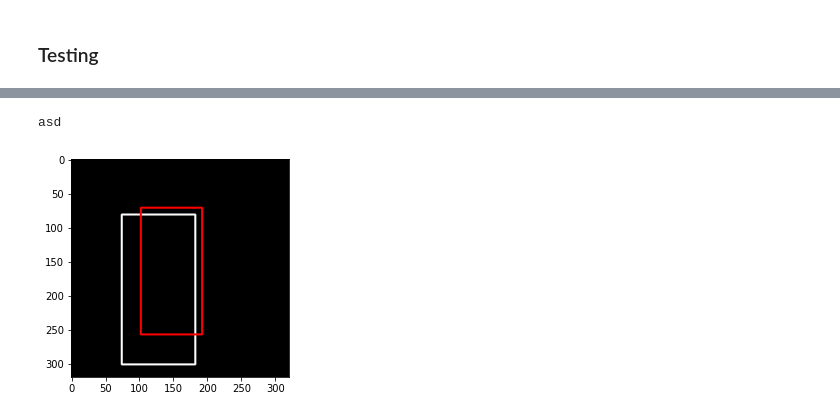
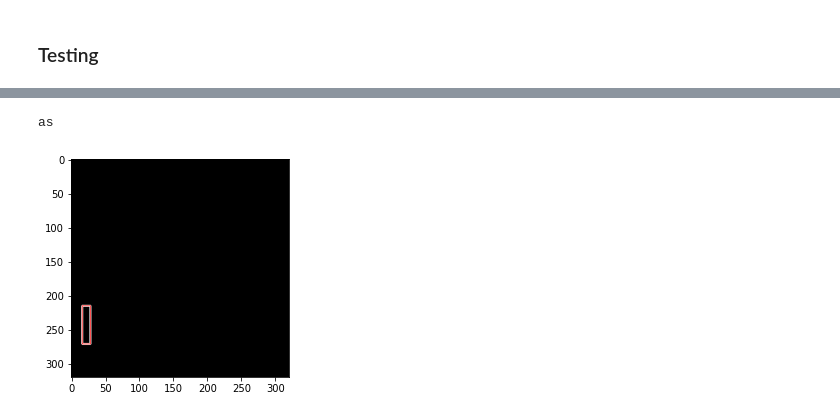
Before and after one commit to Ugenteraan/YOLOv2-PyTorch, a Jupyter notebook: YOLO_V2-Copy1.ipynb, the cells around one changed output, grey strips where cells are left out. Cells and saved outputs as stored; diff of their text form; code cells hidden in the pictures.

```diff
--- a/YOLO_V2-Copy1.ipynb
+++ b/YOLO_V2-Copy1.ipynb
@@ -442,12 +529,20 @@ person
+# %%
+img = np.zeros((320,320,3))
+cv2.rectangle(img, (int(temp[0][3][0]), int(temp[0][3][1])), (int(temp[0][3][2]), int(temp[0][3][3])), (255,255,255),2)
+cv2.rectangle(img, (int(boxa), int(boxb)), (int(boxc), int(boxd)), (255,0,0),1)
+print('as')
+# %% [output]
+as
+# %%
+plt.imshow(img.astype(np.uint8))
+plt.show()
+# %% [output]
+[figure, added]
 # %%
-img = np.zeros((320,320,3))
-cv2.rectangle(img,(int(ca[1] - ca[3]/2), int(ca[2]-ca[-1]/2)), (int(ca[1] + ca[3]/2), int(ca[2]+ca[-1]/2)), (255,255,255), 2)
-cv2.rectangle(img,(int(gt_boxes_array[test_index][0]),int(gt_boxes_array[test_index][1])), (int(gt_boxes_array[test_index][2]),int(gt_boxes_array[test_index][3])), (255, 0,0),2)
-print('asd')
+# img = np.zeros((320,320,3))
+# cv2.rectangle(img,(int(ca[1] - ca[3]/2), int(ca[2]-ca[-1]/2)), (int(ca[1] + ca[3]/2), int(ca[2]+ca[-1]/2)), (255,255,255), 2)
+# cv2.rectangle(img,(int(gt_boxes_array[test_index][0]),int(gt_boxes_array[test_index][1])), (int(gt_boxes_array[test_index][2]),int(gt_boxes_array[test_index][3])), (255, 0,0),2)
+# print('asd')
-# %% [output]
-asd
 # %%
-plt.imshow(cv2.flip(img.astype(np.uint8),0))
-plt.show()
+# plt.imshow(cv2.flip(img.astype(np.uint8),0))
+# plt.show()
-# %% [output]
-[figure, removed]
```
Also changed, not shown: parts of 19 cells of this notebook, 1 other file.
